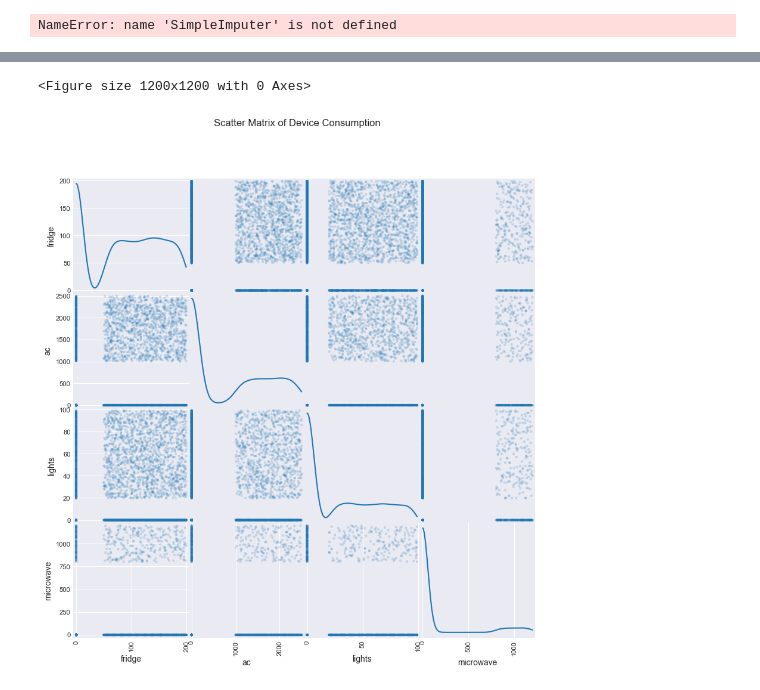
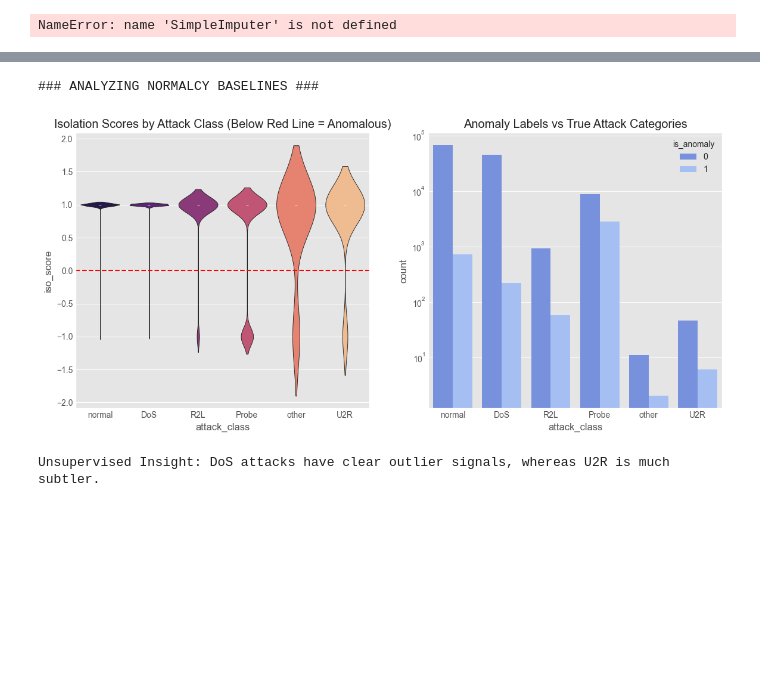
Before and after one commit to mailech/SentinelNet-AI-Powered-Network-Intrusion-Detection-System-, a Jupyter notebook: WorkForce.ipynb, the cells around one changed output, grey strips where cells are left out. Saved outputs shown, nothing was run; the diff lists cells and outputs as text; code cells hidden in the pictures; blank space fills up the shorter version.

```diff
--- a/WorkForce.ipynb
+++ b/WorkForce.ipynb
@@ -386,12 +254,35 @@ plt.show()
-# %%
-try:
-    from pandas.plotting import scatter_matrix
-    plt.figure(figsize=(12, 12))
-    scatter_matrix(df[existing_device_cols], alpha=0.2, figsize=(10, 10), diagonal='kde')
-    plt.suptitle('Scatter Matrix of Device Consumption')
-    plt.show()
-except Exception as e:
-    print(f"Could not plot scatter matrix: {e}")
-# %% [output]
-<Figure size 1200x1200 with 0 Axes>
-[figure, removed]
+# %%
+print("### ANALYZING NORMALCY BASELINES ###")
+
+# A. Isolation Forest (The Outlier Expert)
+iso = IsolationForest(contamination=0.03, random_state=42)
+df_raw['iso_score'] = iso.fit_predict(X_signal)
+df_raw['is_anomaly'] = df_raw['iso_score'].map({1: 0, -1: 1})
+
+# B. Local Outlier Factor (Density Specialist)
+# LOF is expensive; we sample for visualization
+lof = LocalOutlierFactor(n_neighbors=20, contamination=0.05)
+lof_labels = lof.fit_predict(X_signal[:5000])
+
+# C. One-Class SVM (The Boundary King)
+oc_svm = OneClassSVM(kernel='rbf', gamma=0.1, nu=0.05)
+oc_svm.fit(X_signal[:5000]) # Training on sample to learn 'Normal'
+
+# ── Visualization: Anomaly Detection Performance ──
+plt.figure(figsize=(14, 6))
+plt.subplot(1, 2, 1)
+sns.violinplot(x='attack_class', y='iso_score', data=df_raw, palette='magma')
+plt.axhline(0, color='red', linestyle='--')
+plt.title('Isolation Scores by Attack Class (Below Red Line = Anomalous)')
+
+plt.subplot(1, 2, 2)
+sns.countplot(x='attack_class', hue='is_anomaly', data=df_raw)
+plt.title('Anomaly Labels vs True Attack Categories')
+plt.yscale('log')
+plt.show()
+
+print("Unsupervised Insight: DoS attacks have clear outlier signals, whereas U2R is much subtler.")
+# %% [output]
+### ANALYZING NORMALCY BASELINES ###
+[figure, added]
+Unsupervised Insight: DoS attacks have clear outlier signals, whereas U2R is much subtler.
```
Also changed, not shown: parts of 11 cells of this notebook.
